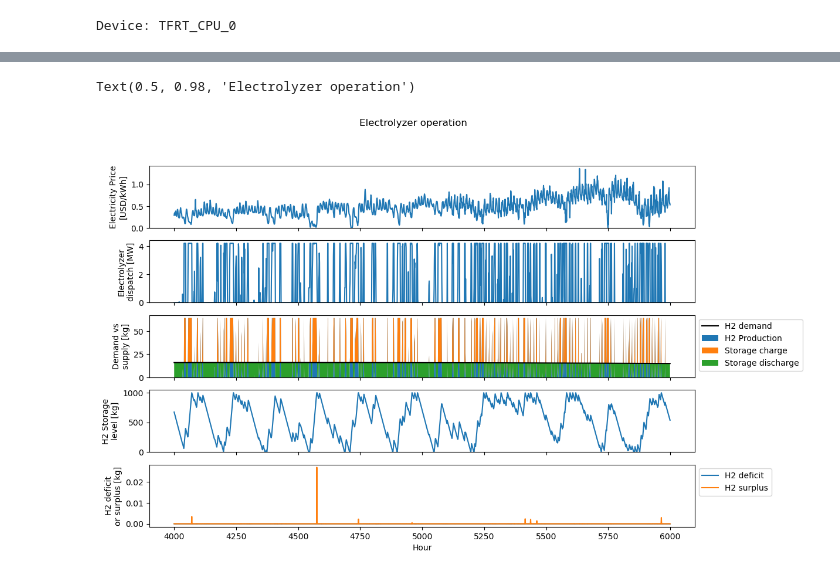
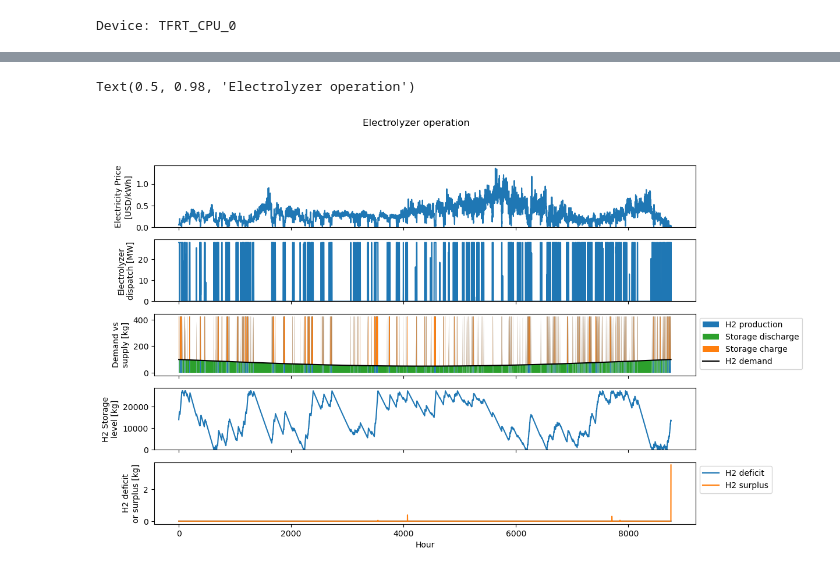
Before and after one commit to kevin-pw/opti-coding-sample, a Jupyter notebook: gradient_descent_example.ipynb, the cells around one changed output, grey strips where cells are left out. Drawn from its saved outputs; the diff is of its cells as text; code cells hidden in the pictures.

Commit message:
added optimization of storage size

```diff
--- a/gradient_descent_example.ipynb
+++ b/gradient_descent_example.ipynb
@@ -62,13 +62,15 @@ ax[1].set_ylim(bottom = 0)
 # %%
 # Run the hydrogen production model with unoptimized parameters
 electrolyzer_capacity_factor__fraction = np.ones((8760,)) * 0.5
-electrolyzer_size__mw =3.0
+electrolyzer_size__mw =10.0
+h2_storage_capacity__t = 10.0
 
 lcoh, _, _, _, _, _, _ = hydrogen_supply_cost(
         h2_demand__kg_per_hour = h2_demand__kg_per_hour,
         electricity_price__usd_per_kwh = grid_price_hourly__usd_per_kwh,
         electrolyzer_size__mw = electrolyzer_size__mw,
-        electrolyzer_capacity_factor__fraction = electrolyzer_capacity_factor__fraction
+        electrolyzer_capacity_factor__fraction = electrolyzer_capacity_factor__fraction,
+        h2_storage_capacity__t = h2_storage_capacity__t
     )
 
 print("Unoptimized LCOH:", lcoh)
@@ -92,13 +94,15 @@ h2_demand__kg_per_hour = jax.device_put(h2_demand__kg_per_hour, device=device)
 grid_price_hourly__usd_per_kwh = jax.device_put(grid_price_hourly__usd_per_kwh, device=device)
 electrolyzer_size__mw = jax.device_put(electrolyzer_size__mw, device=device)
 electrolyzer_capacity_factor__fraction = jax.device_put(electrolyzer_capacity_factor__fraction, device=device)
+h2_storage_capacity__t = jax.device_put(h2_storage_capacity__t, device=device)
 
 # Create a tuple of arguments to pass to the function for better readability
 args = (
     h2_demand__kg_per_hour,
     grid_price_hourly__usd_per_kwh,
     electrolyzer_size__mw,
-    electrolyzer_capacity_factor__fraction
+    electrolyzer_capacity_factor__fraction,
+    h2_storage_capacity__t
 )
 # %% [output]
 Device: TFRT_CPU_0
@@ -270,7 +291,8 @@ lcoh, h2_absolute_storage_level__kg, annual_h2_deficit__ratio, h2_deficit__kg_pe
     h2_demand__kg_per_hour,
     grid_price_hourly__usd_per_kwh,
     electrolyzer_size__mw,
-    electrolyzer_capacity_factor__fraction)
+    electrolyzer_capacity_factor__fraction,
+    h2_storage_capacity__t)
 
 print(f"Optimal LCOH:\t {lcoh:0.4f} $/kg")
 # %% [output]
@@ -278,46 +300,92 @@ Optimal LCOH:    13.9440 $/kg
 # %%
 # Plot the results of the optimization
-fromhour = 4000
-tohour = 6000
+
+fromhour = 0
+tohour = 8760
 
 hour_range = range(8760)[fromhour:tohour]
 
 fig, ax = plt.subplots(5, figsize=(12,8), sharex=True)
 
+fill_between_linewidth = 0.5
+
+# Plot electricity price
 ax[0].plot(hour_range, grid_price_hourly__usd_per_kwh[fromhour:tohour])
+
+# Plot electrolyzer dispatch
 ax[1].plot(hour_range, electrolyzer_size__mw * electrolyzer_capacity_factor__fraction[fromhour:tohour])
+
+# Plot production
+ax[2].fill_between(
+    hour_range,
+    0,
+    #np.minimum(h2_production__kg_per_hour[fromhour:tohour],h2_demand__kg_per_hour[fromhour:tohour]),
+    h2_production__kg_per_hour[fromhour:tohour],
+    #interpolate=True,
+    color='#1f77b4',
+    label='H2 production',
+    linewidth=fill_between_linewidth,
+    edgecolor=None,
+)
+
+
+# Plot storage discharging
+ax[2].fill_between(
+    hour_range,
+    h2_storage_charge_and_discharge__kg_per_hour[fromhour:tohour] + h2_demand__kg_per_hour[fromhour:tohour],
+    h2_demand__kg_per_hour[fromhour:tohour],
+    where = h2_storage_charge_and_discharge__kg_per_hour[fromhour:tohour] + h2_demand__kg_per_hour[fromhour:tohour] < h2_demand__kg_per_hour[fromhour:tohour],
+    interpolate = True,
+    color = '#2ca02c',
+    label='Storage discharge',
+    linewidth=fill_between_linewidth,
+    edgecolor=None,
+)
+# Plot storage charging
+ax[2].fill_between(
+    hour_range,
+    h2_storage_charge_and_discharge__kg_per_hour[fromhour:tohour] + h2_demand__kg_per_hour[fromhour:tohour],
+    h2_demand__kg_per_hour[fromhour:tohour],
+    where = h2_storage_charge_and_discharge__kg_per_hour[fromhour:tohour] + h2_demand__kg_per_hour[fromhour:tohour] > h2_demand__kg_per_hour[fromhour:tohour],
+    interpolate = True,
+    color = '#ff7f0e',
+    label='Storage charge',
+    linewidth=fill_between_linewidth,
+    edgecolor=None,
+)
+
+# Plot demand
 ax[2].plot(hour_range, h2_demand__kg_per_hour[fromhour:tohour], label='H2 demand', color='black')
-ax[2].stackplot(
-    hour_range,
-    [
-        h2_production__kg_per_hour[fromhour:tohour],
-        -np.maximum(h2_storage_charge_and_discharge__kg_per_hour[fromhour:tohour], 0),
-        -np.minimum(h2_storage_charge_and_discharge__kg_per_hour[fromhour:tohour], 0),
-    ],
-    labels=['H2 Production', 'Storage charge', 'Storage discharge']
-    )
-ax[2].legend(loc='upper left', bbox_to_anchor=(1, 1))
+
+
+
+# Plot storage level
 ax[3].plot(hour_range, h2_absolute_storage_level__kg[fromhour:tohour])
+
+# Plot deficit and surplus
 ax[4].plot(hour_range, h2_deficit__kg_per_hour[fromhour:tohour], label='H2 deficit')
 ax[4].plot(hour_range, h2_surplus__kg_per_hour[fromhour:tohour], label='H2 surplus')
+
+# Create legends
+ax[2].legend(loc='upper left', bbox_to_anchor=(1, 1))
 ax[4].legend(loc='upper left', bbox_to_anchor=(1, 1))
 
 
 # Add axis labels
 ax[0].set_ylabel('Electricity Price\n[USD/kWh]')
 ax[1].set_ylabel('Electrolyzer\ndispatch [MW]')
 ax[2].set_ylabel('Demand vs\nsupply [kg]')
 ax[3].set_ylabel('H2 Storage\nlevel [kg]')
 ax[4].set_ylabel('H2 deficit\nor surplus [kg]')
 
 ax[4].set_xlabel('Hour')
 
 ax[0].set_ylim(bottom = 0)
 ax[1].set_ylim(bottom = 0)
 ax[3].set_ylim(bottom = 0)
 
 # Add a title to the figure
 fig.suptitle("Electrolyzer operation")
 # %% [output]
 Text(0.5, 0.98, 'Electrolyzer operation')
-[figure, old version]
+[figure, new version]
```
Also changed, not shown: parts of 8 cells of this notebook, 1 other file.
